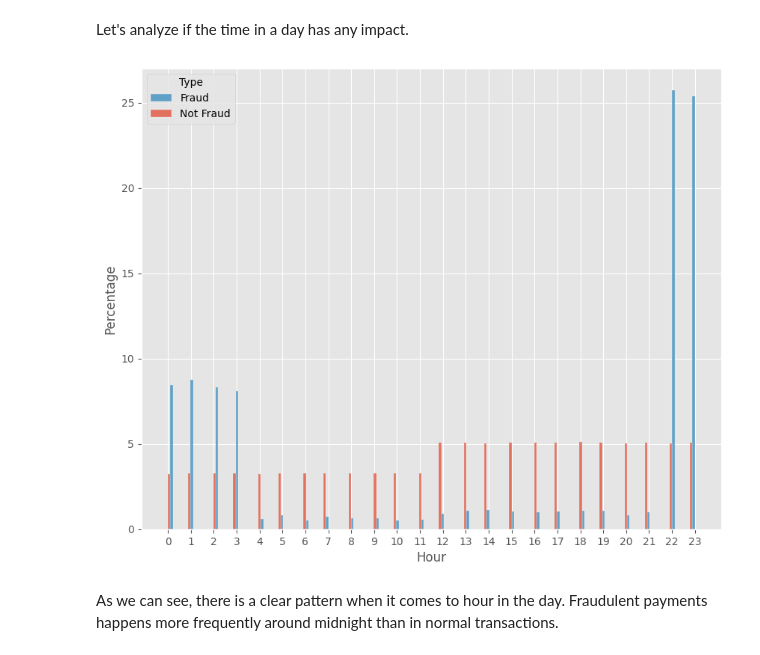
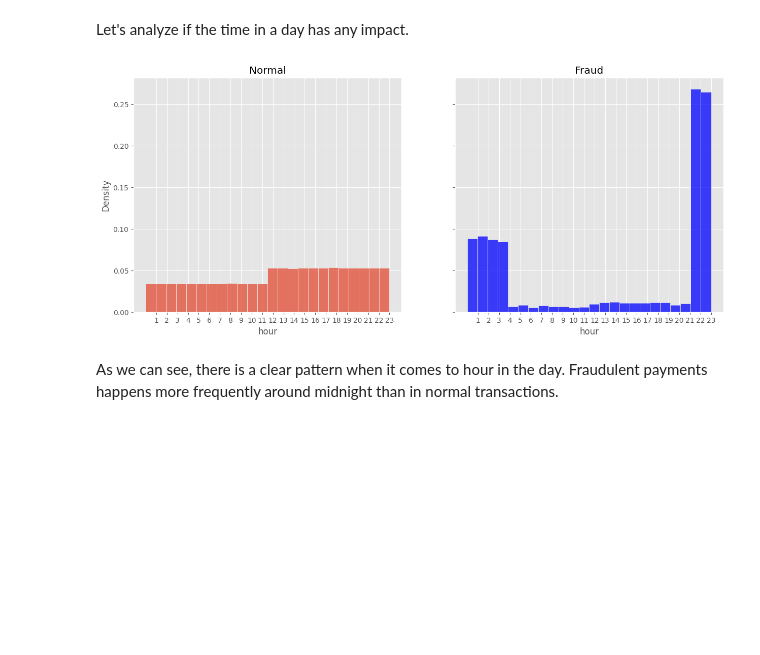
Before and after one commit to francismelojr/fraud-analysis, a Jupyter notebook: fraud-analysis.ipynb, the cells around one changed output. Cells and saved outputs as stored; diff of their text form; code cells hidden in the pictures; blank space fills up the shorter version.

```diff
--- a/fraud-analysis.ipynb
+++ b/fraud-analysis.ipynb
@@ -254,16 +257,18 @@ plt.legend(title='Type', labels=['Fraud', 'Not Fraud']);
 We can observe that in non-fraudulent transactions, there is a peak around 35 years and 40 years, and another one around 50 years. On the other hand, in fraudulent operations, we observe a smoother distribution, with peaks around 35 years and in the range of 50 years to 55 years.
 # %% [markdown]
 Let's analyze if the time in a day has any impact.
-# %%
-ax = plt.figure(figsize=(10,8))
-df['hour'] = pd.to_datetime(df['trans_date_trans_time']).dt.hour
-ax = sns.histplot(data=df, x="hour", hue="is_fraud",
-                  common_norm=False, stat='percent', multiple="dodge")
-ax.set_ylabel('Percentage')
-ax.set_xlabel('Hour')
-plt.xticks(np.arange(0, 24, 1))
-plt.legend(title='Type', labels=['Fraud', 'Not Fraud']);
-# %% [output]
-[figure, removed]
+# %%
+df['hour'] = pd.to_datetime(df['trans_date_trans_time']).dt.hour
+f, (ax1, ax2) = plt.subplots(1, 2, figsize=(15, 6), sharey= True)
+ax1 = sns.histplot(x='hour', data=df[df["is_fraud"]==0],
+                   stat="density", bins=24, ax= ax1)
+ax2 = sns.histplot(x='hour', data=df[df["is_fraud"]==1],
+                   stat="density", bins=24, ax= ax2, color="blue")
+ax1.set_title("Normal")
+ax2.set_title("Fraud")
+ax1.set_xticks(np.arange(1,24))
+ax2.set_xticks(np.arange(1,24));
+# %% [output]
+[figure, added]
 # %% [markdown]
 As we can see, there is a clear pattern when it comes to hour in the day. Fraudulent payments happens more frequently around midnight than in normal transactions.
```
Also changed, not shown: parts of 26 cells of this notebook.
